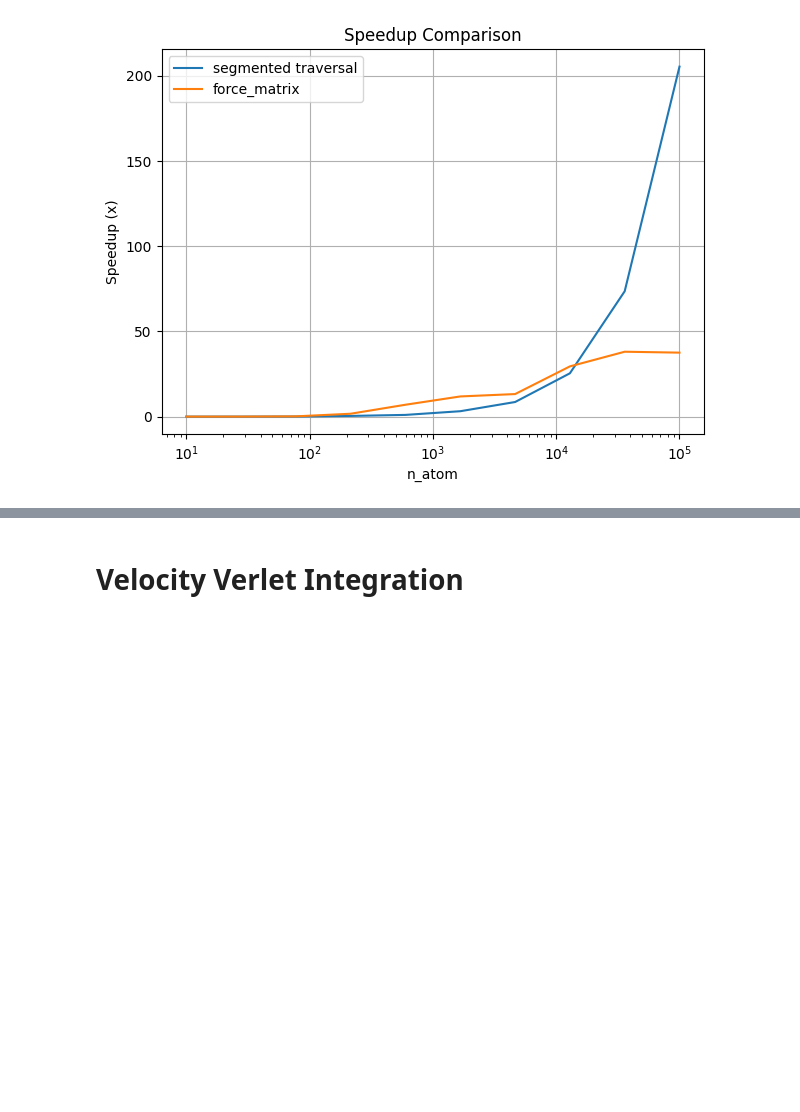
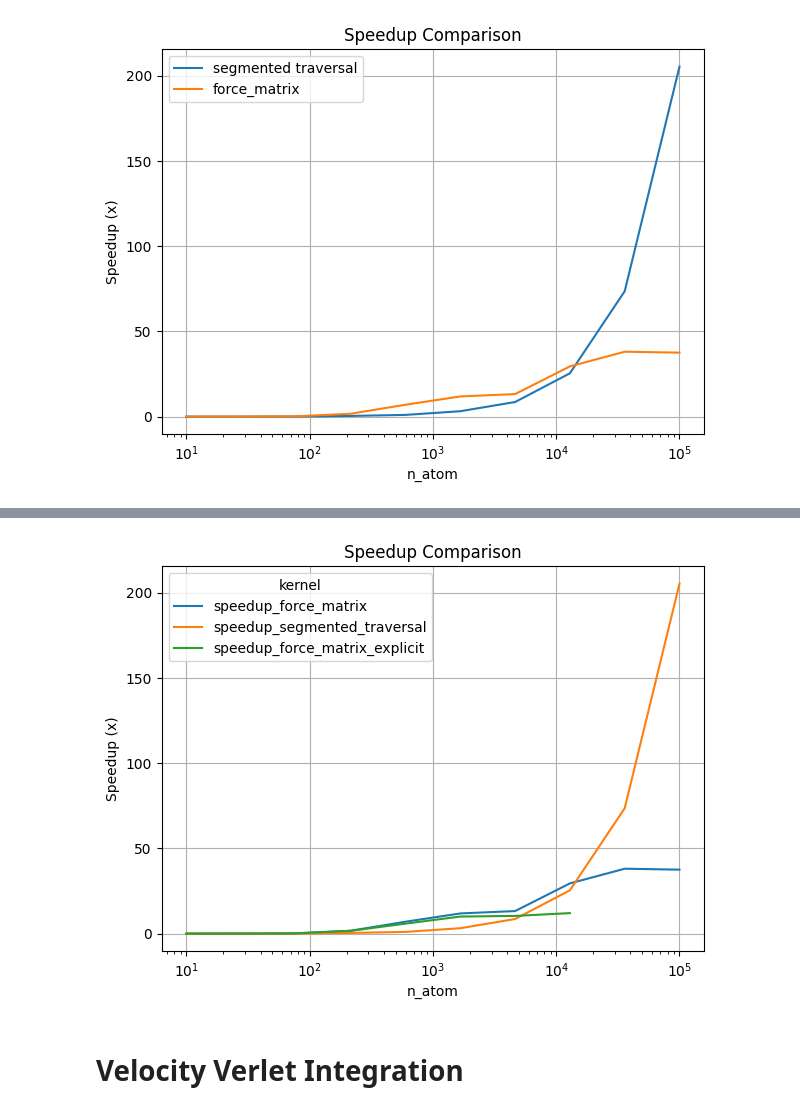
Before and after one commit to P-mandevillei/CUDA_Molecular_Dynamics, a Jupyter notebook: molecular_dynamics_gpu_re.ipynb, the cells around one changed output, grey strips where cells are left out. Saved outputs shown, nothing was run; the diff lists cells and outputs as text; code cells hidden in the pictures; blank space fills up the shorter version.

```diff
--- a/molecular_dynamics_gpu_re.ipynb
+++ b/molecular_dynamics_gpu_re.ipynb
@@ -806,3 +976,24 @@ fig.savefig("speedup_comparison.png", dpi=300)
+# %%
+comp_df = time_df.groupby(by = ["n_atom", "type"])['time'].agg("mean").reset_index()
+comp_df = comp_df.pivot(index = "n_atom", columns = "type", values = "time").reset_index()
+comp_df['speedup_force_matrix'] = comp_df['cpu'] / comp_df['force_matrix']
+comp_df['speedup_segmented_traversal'] = comp_df['cpu'] / comp_df['segmented_traversal']
+comp_df['speedup_force_matrix_explicit'] = comp_df['cpu'] / comp_df['force_matrix_explicit']
+comp_df = comp_df.melt(
+  id_vars = 'n_atom',
+  value_vars = ['speedup_force_matrix', 'speedup_segmented_traversal', 'speedup_force_matrix_explicit'],
+  value_name = 'speedup',
+  var_name = 'kernel'
+)
+fig, ax = plt.subplots(figsize = (7, 5))
+sns.lineplot(comp_df, x='n_atom', y='speedup', hue='kernel', ax=ax)
+ax.set_xscale('log')
+ax.set_ylabel("Speedup (x)")
+ax.grid()
+ax.set_title("Speedup Comparison")
+fig.savefig("speedup_comparison.png", dpi=300)
+# %% [output]
+[figure, added]
 # %% [markdown]
 # Velocity Verlet Integration
 # %% [markdown]
```
Also changed, not shown: parts of 15 cells of this notebook, 4 other files.
